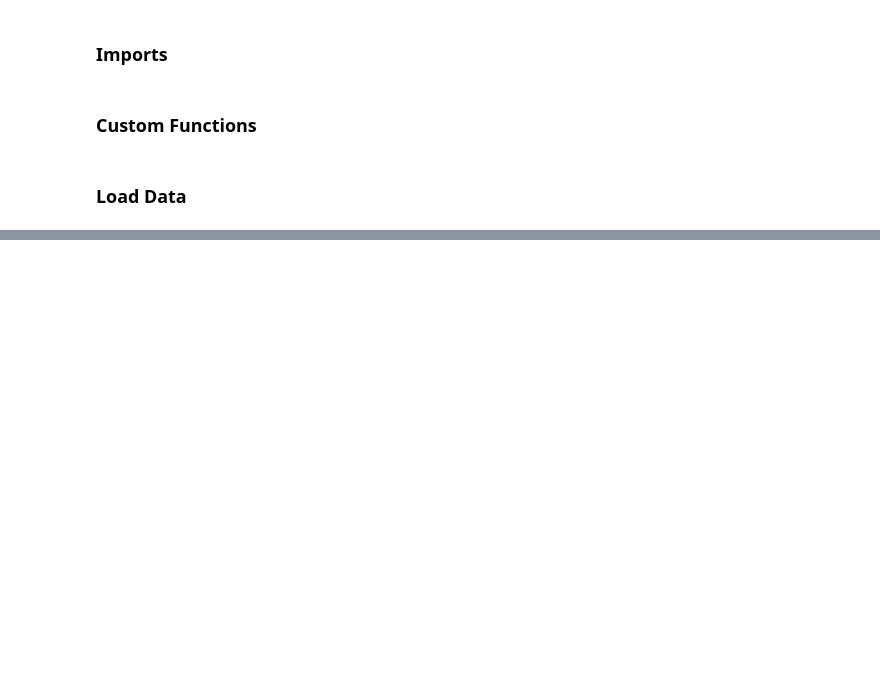
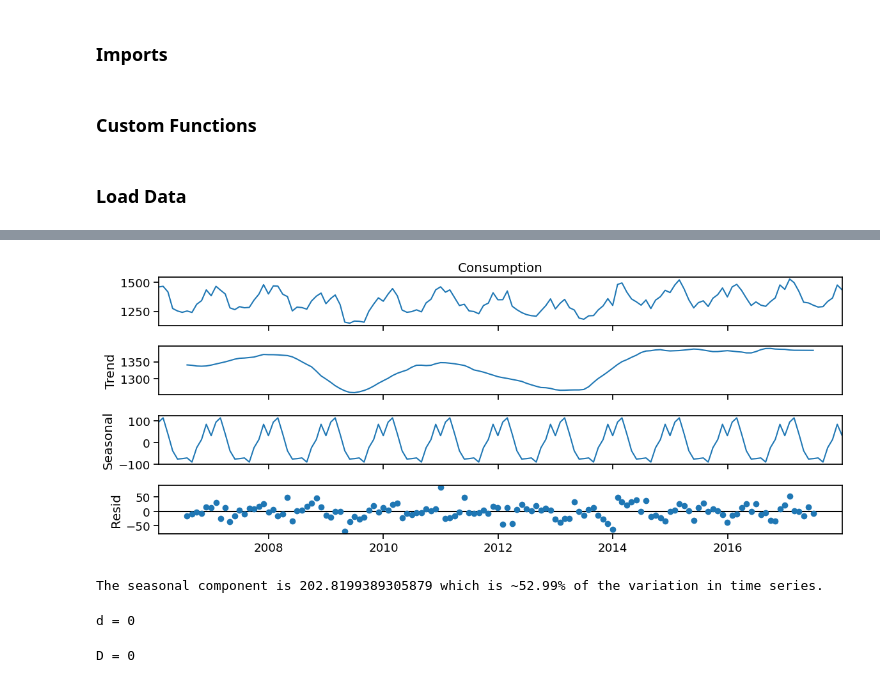
Before and after one commit to ruelanthonyb/SARIMA-Models--Practice-, a Jupyter notebook: SARIMA Models (Practice).ipynb, the cells around one changed output, grey strips where cells are left out. Cells and saved outputs as stored; diff of their text form; code cells hidden in the pictures; blank space fills up the shorter version.

```diff
--- a/SARIMA Models (Practice).ipynb
+++ b/SARIMA Models (Practice).ipynb
@@ -179,0 +249,29 @@ def plot_acf_pacf(ts, nlags=40, figsize=(10, 5),
+# %%
+# We see a repeating pattern that is likely seasonal
+# Apply seasonal decomposition
+decomp = tsa.seasonal_decompose(ts)
+fig = decomp.plot()
+fig.set_size_inches(12,5)
+fig.tight_layout()
+# %% [output]
+[figure, added]
+# %%
+# How big is the seasonal component
+seasonal_delta = decomp.seasonal.max() - decomp.seasonal.min()
+
+# How big is the seasonal component relative to the time series?
+print(f"The seasonal component is {seasonal_delta} which is ~{seasonal_delta/(ts.max()-ts.min()) * 100 :.2f}% of the variation in time series.")
+# %% [output]
+The seasonal component is 202.8199389305879 which is ~52.99% of the variation in time series.
+# %%
+# check for nonseasonal differencing
+d = ndiffs(ts)
+print(f'd = {d}')
+# %% [output]
+d = 0
+# %%
+# check for seasonal differencing
+D = nsdiffs(ts, m = 12)
+print(f'D = {D}')
+# %% [output]
+D = 0
```
Also changed, not shown: parts of 19 cells of this notebook, 1 other file.
